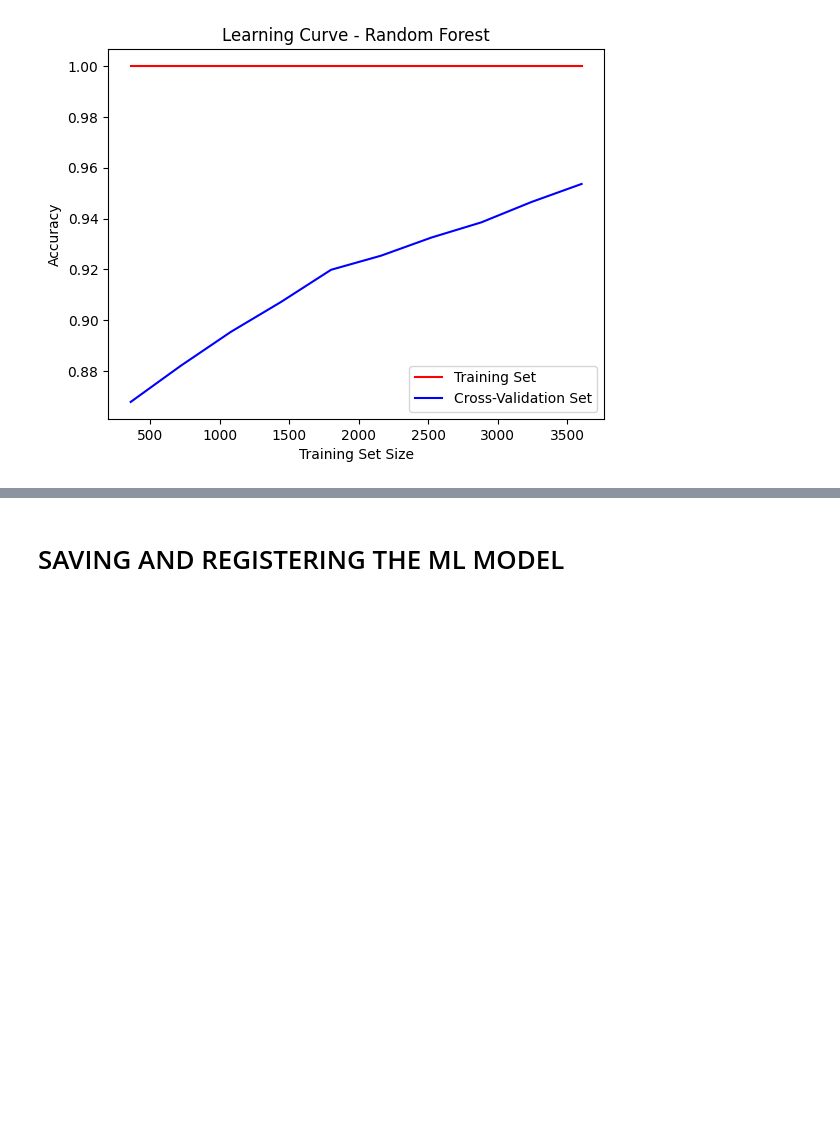
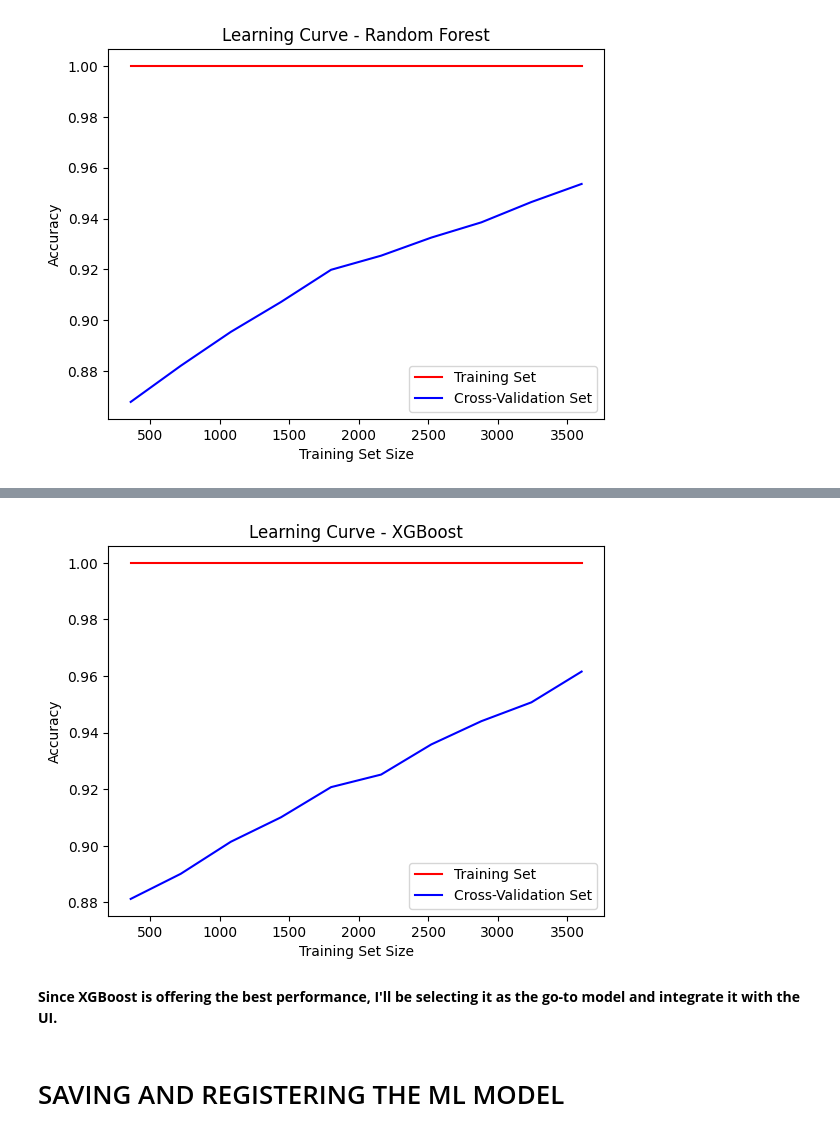
Before and after one commit to mayur-kun/mdis_ecom, a Jupyter notebook: model_training.ipynb, the cells around one changed output, grey strips where cells are left out. Saved outputs shown, nothing was run; the diff lists cells and outputs as text; code cells hidden in the pictures; blank space fills up the shorter version.

```diff
--- a/model_training.ipynb
+++ b/model_training.ipynb
@@ -891,3 +898,10 @@ __Random Forest has the best performance among the three models. Thus, selecting
+# %%
+# XGBoost learning curve
+plot_learning_curve(xgb_model, X_scaled_train, y_scaled_train, "XGBoost")
+# %% [output]
+[figure, added]
+# %% [markdown]
+__Since XGBoost is offering the best performance, I'll be selecting it as the go-to model and integrate it with the UI.__
 # %% [markdown]
 # SAVING AND REGISTERING THE ML MODEL
 # %% [markdown]
```
Also changed, not shown: parts of 9 cells of this notebook.
